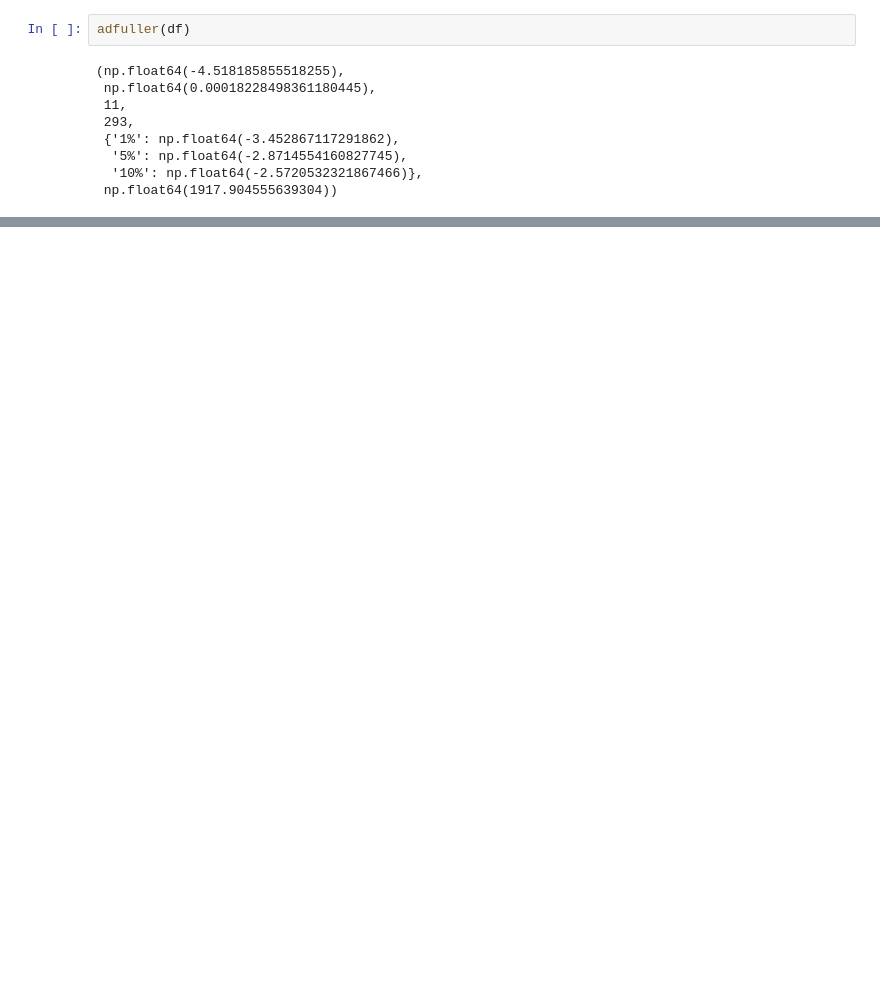
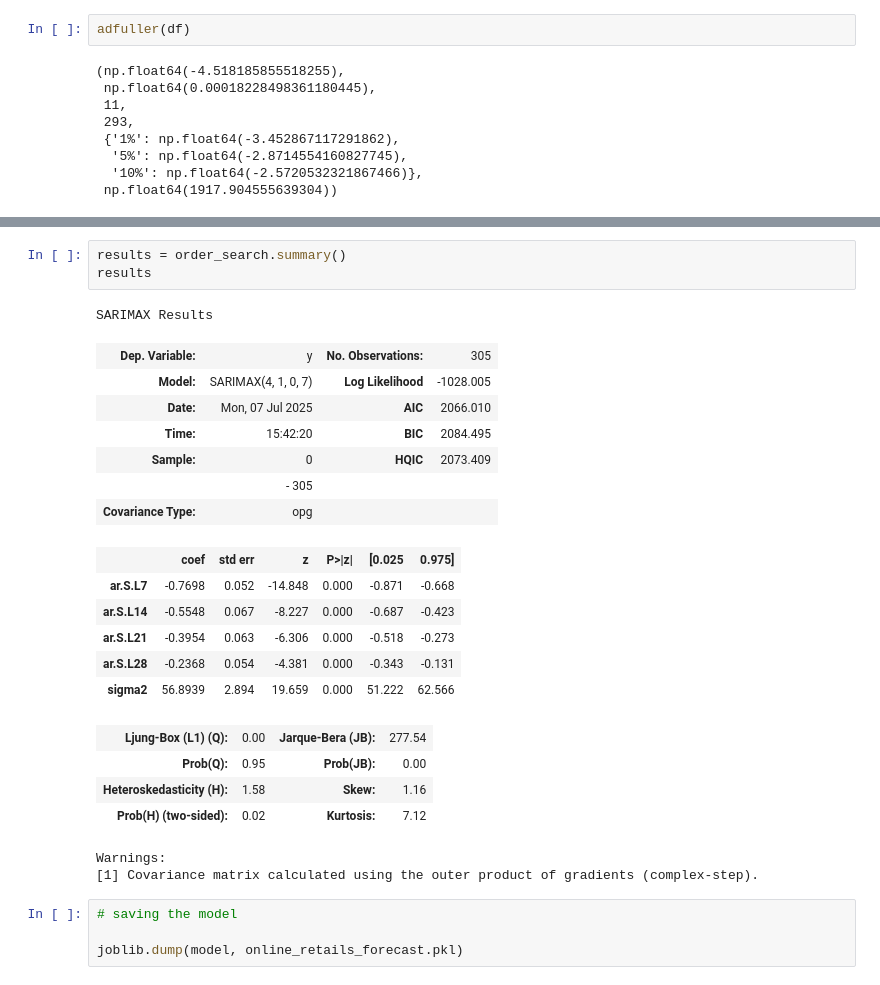
Before and after one commit to am-alibee/retailsales_forecasting, a Jupyter notebook: time_series_forecast.ipynb, the cells around one changed output, grey strips where cells are left out. Saved outputs shown, nothing was run; the diff lists cells and outputs as text; blank space fills up the shorter version.

```diff
--- a/time_series_forecast.ipynb
+++ b/time_series_forecast.ipynb
@@ -110,0 +135,28 @@ len(df)
+# %%
+results = order_search.summary()
+results
+# %% [output]
+SARIMAX Results
+| Dep. Variable: | y | No. Observations: | 305 |
+| Model: | SARIMAX(4, 1, 0, 7) | Log Likelihood | -1028.005 |
+| Date: | Mon, 07 Jul 2025 | AIC | 2066.010 |
+| Time: | 15:42:20 | BIC | 2084.495 |
+| Sample: | 0 | HQIC | 2073.409 |
+|  | - 305 |  |  |
+| Covariance Type: | opg |  |  |
+|  | coef | std err | z | P>|z| | [0.025 | 0.975] |
+| ar.S.L7 | -0.7698 | 0.052 | -14.848 | 0.000 | -0.871 | -0.668 |
+| ar.S.L14 | -0.5548 | 0.067 | -8.227 | 0.000 | -0.687 | -0.423 |
+| ar.S.L21 | -0.3954 | 0.063 | -6.306 | 0.000 | -0.518 | -0.273 |
+| ar.S.L28 | -0.2368 | 0.054 | -4.381 | 0.000 | -0.343 | -0.131 |
+| sigma2 | 56.8939 | 2.894 | 19.659 | 0.000 | 51.222 | 62.566 |
+| Ljung-Box (L1) (Q): | 0.00 | Jarque-Bera (JB): | 277.54 |
+| Prob(Q): | 0.95 | Prob(JB): | 0.00 |
+| Heteroskedasticity (H): | 1.58 | Skew: | 1.16 |
+| Prob(H) (two-sided): | 0.02 | Kurtosis: | 7.12 |
+Warnings:
+[1] Covariance matrix calculated using the outer product of gradients (complex-step).
+# %%
+# saving the model
+
+joblib.dump(model, online_retails_forecast.pkl)
```
Also changed, not shown: parts of 9 cells of this notebook, 1 other file.
